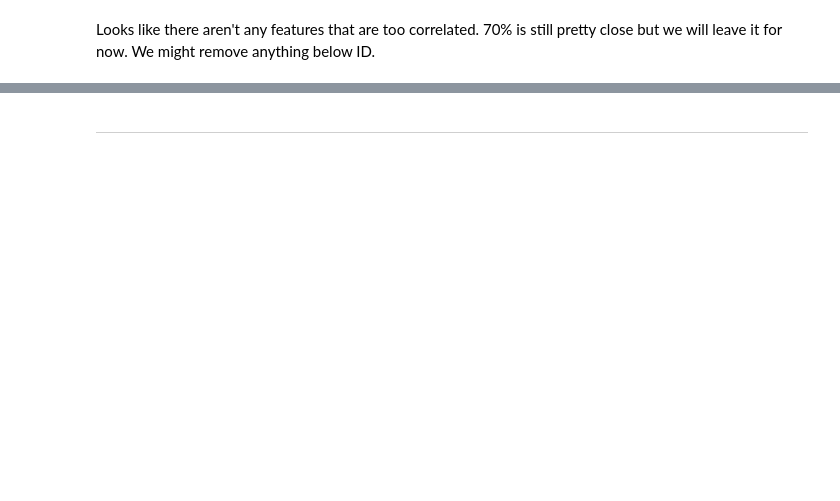
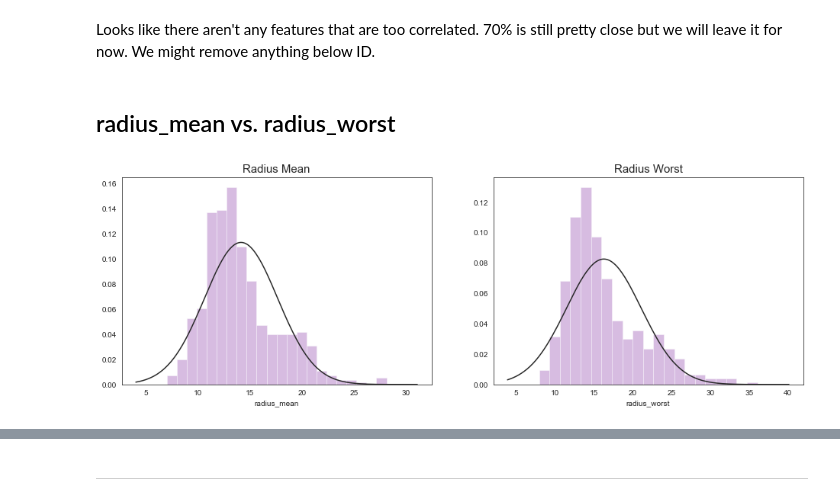
Before and after one commit to davidtnly/MachineLearning, a Jupyter notebook: 23-breast-cancer-detection-tf-nn.ipynb, the cells around one changed output, grey strips where cells are left out. Drawn from its saved outputs; the diff is of its cells as text; code cells hidden in the pictures; blank space fills up the shorter version.

```diff
--- a/23-breast-cancer-detection-tf-nn.ipynb
+++ b/23-breast-cancer-detection-tf-nn.ipynb
@@ -321,2 +343,21 @@ pd.DataFrame(r_squared.Malignant.sort_values(ascending=False))
 # %% [markdown]
 Looks like there aren't any features that are too correlated. 70% is still pretty close but we will leave it for now. We might remove anything below ID.
+# %% [markdown]
+## radius_mean vs. radius_worst
+# %%
+# Create figure space
+fig, ax = plt.subplots(figsize=(16, 5), ncols=2, nrows=1)
+
+### Create histograms
+## Use flatten() for sns objects:
+# The solution is to expand/flatten make your 2d axes object and then directly iterate over it which
+# gives you individual subplot, one at a time.
+ax1 = sns.distplot(train.radius_mean, kde=False, fit=norm, ax=ax[0])  #ax=ax.flatten()[0])
+ax2 = sns.distplot(train.radius_worst, kde=False, fit=norm, ax=ax[1]) #ax=ax.flatten()[1])
+
+# Set plot features
+ax1.set_title('Radius Mean', fontsize=15)
+ax2.set_title('Radius Worst', fontsize=15)
+plt.show()
+# %% [output]
+[figure, added]
```
Also changed, not shown: parts of 36 cells of this notebook.
